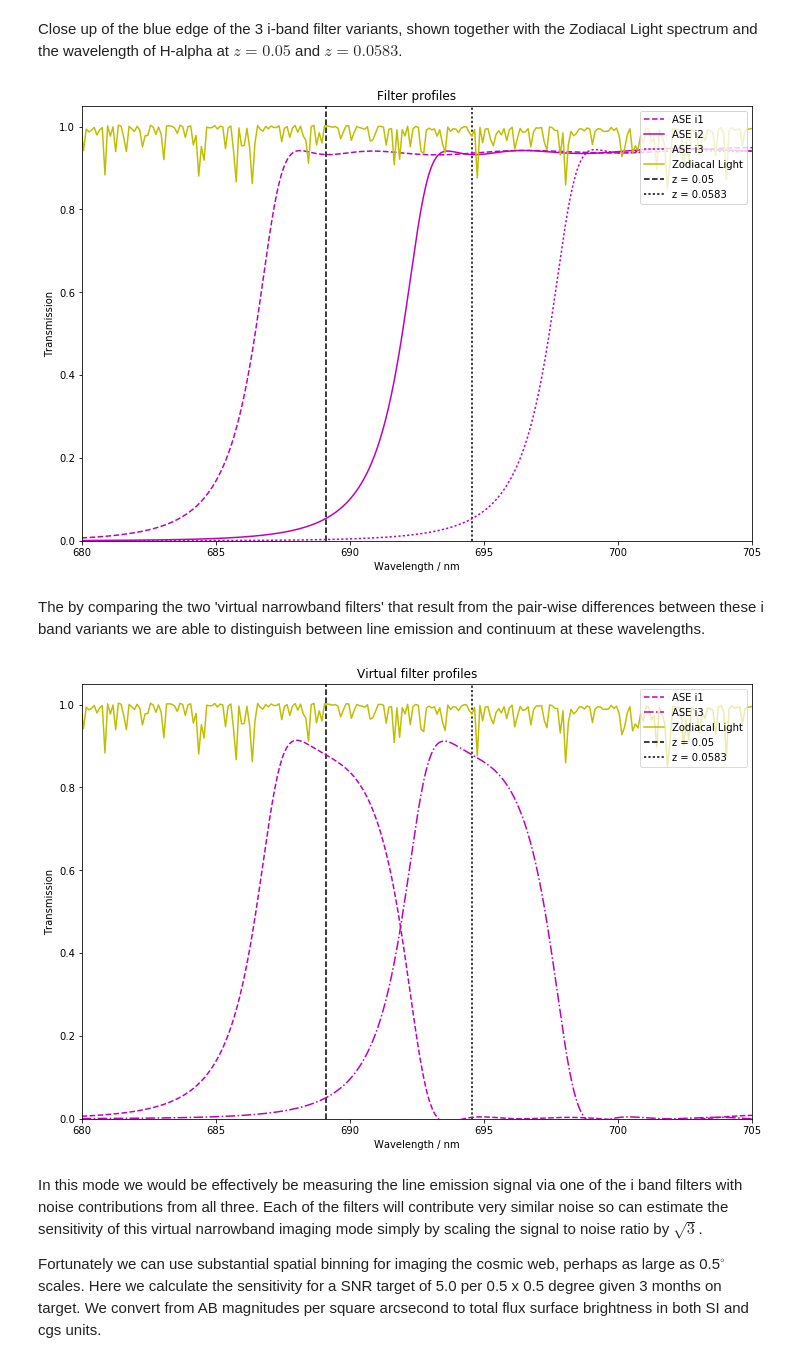
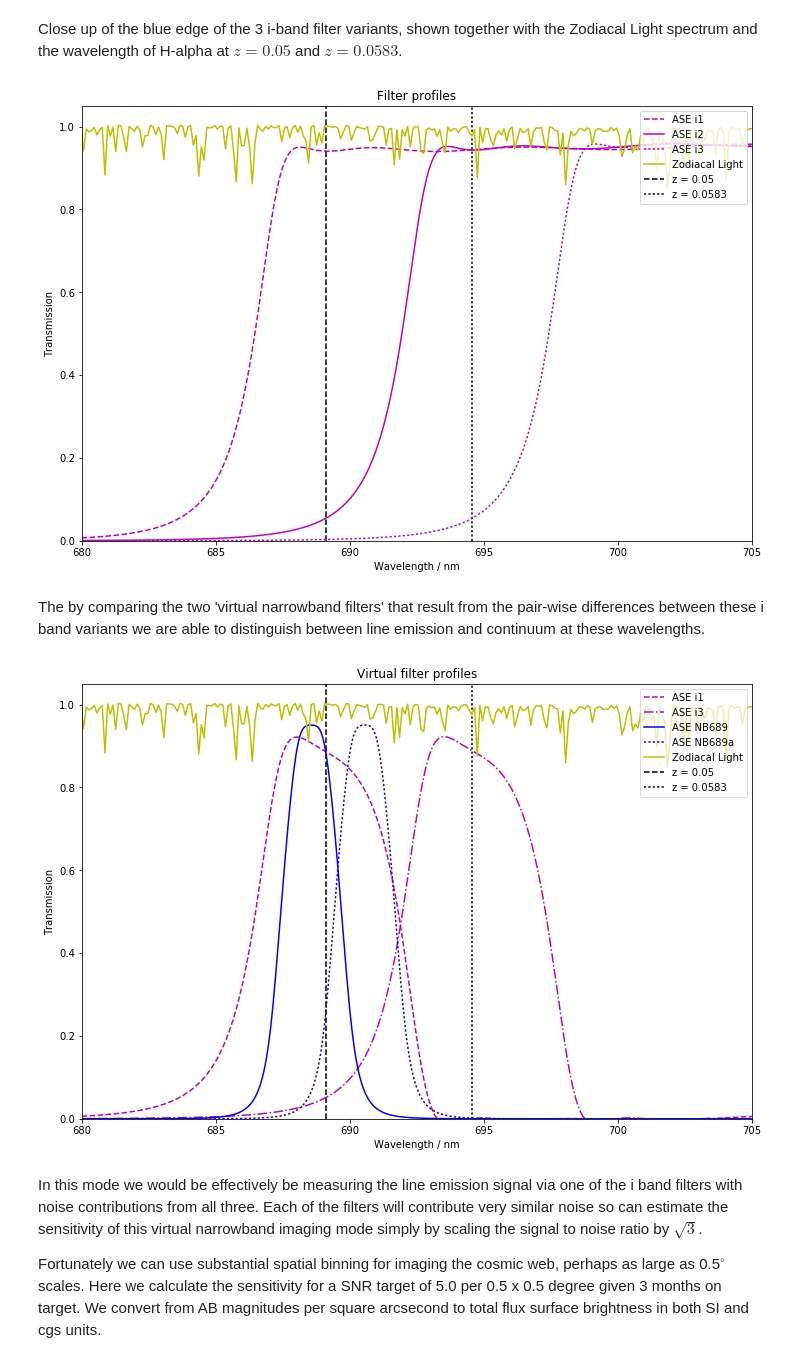
Before and after one commit to AstroHuntsman/gunagala, a Jupyter notebook: examples/Australian Space Eye 2017.ipynb, the cells around one changed output. Cells and saved outputs as stored; diff of their text form; code cells hidden in the pictures.

```diff
--- a/examples/Australian Space Eye 2017.ipynb
+++ b/examples/Australian Space Eye 2017.ipynb
@@ -31,9 +25,8 @@ imagers = imager.create_imagers()
 
 huntsman = imagers['canon_sbig']  # A 5 lens array
 
-ase_90mm = imagers['ase_90mm']  # 6U with 1x 90 mm telescope
-ase_90mmx3 = imagers['ase_90mmx3']  # 12U with 3x 90 mm telescope
-ase_160mm = imagers['ase_160mm']  # 12U with 1x 160 mm telescope
+ase_2016 = imagers['ase_2016']  # 6U with 1x 90 mm telescope & overlapping broadband filters
+ase_2017 = imagers['ase_2017']  # 6U with 1x 90 mm telescope & broad and narrowband filters
 
 waves_h = huntsman.wavelengths
-waves_a = ase_90mm.wavelengths
+waves_a = ase_2016.wavelengths
@@ -397,11 +282,12 @@ $694.54112 \; \mathrm{nm}$
 # %% [markdown]
 Close up of the blue edge of the 3 i-band filter variants, shown together with the Zodiacal Light spectrum and the wavelength of H-alpha at $z=0.05$ and $z=0.0583$.
 # %%
-plt.plot(waves_a, ase_90mm.filters['ase_i1'].transmission(waves_a), 'm--', label='ASE i1')
-plt.plot(waves_a, ase_90mm.filters['ase_i2'].transmission(waves_a), 'm-', label='ASE i2')
-plt.plot(waves_a, ase_90mm.filters['ase_i3'].transmission(waves_a), 'm:', label='ASE i3')
+plt.plot(waves_a, ase_2016.filters['ase_i1'].transmission(waves_a), 'm--', label='ASE i1')
+plt.plot(waves_a, ase_2016.filters['ase_i2'].transmission(waves_a), 'm-', label='ASE i2')
+plt.plot(waves_a, ase_2016.filters['ase_i3'].transmission(waves_a), 'm:', label='ASE i3')
 
-plt.plot(ase_90mm.sky.waves.to(u.nm), 1.01 *ase_90mm.sky.photon_sfd/ase_90mm.sky.photon_sfd.max(), 'y-', label='Zodiacal Light')
+plt.plot(ase_2017.sky.waves.to(u.nm), 1.01 * ase_2017.sky.photon_sfd/ase_2017.sky.photon_sfd.max(),
+         'y-', label='Zodiacal Light')
 
 plt.vlines(Ha.value * (1 + 0.05), 0, 1.05, linestyles='dashed', label='z = 0.05')
 plt.vlines(Ha.value * (1 + 0.0583), 0, 1.05, linestyles='dotted', label='z = 0.0583')
@@ -414,31 +300,34 @@ plt.xlim(680, 705)
 plt.ylim(0, 1.05)
 plt.gcf().set_size_inches(12,8)
 # %% [output]
-[figure, old version]
+[figure, new version]
 # %% [markdown]
 The by comparing the two 'virtual narrowband filters' that result from the pair-wise differences between these i band variants we are able to distinguish between line emission and continuum at these wavelengths.
 # %%
 plt.plot(waves_a,
-         ase_90mm.filters['ase_i1'].transmission(waves_a) - ase_90mm.filters['ase_i2'].transmission(waves_a),
+         ase_2016.filters['ase_i1'].transmission(waves_a) - ase_2016.filters['ase_i2'].transmission(waves_a),
          'm--', label='ASE i1')
 plt.plot(waves_a,
-         ase_90mm.filters['ase_i2'].transmission(waves_a) - ase_90mm.filters['ase_i3'].transmission(waves_a),
+         ase_2016.filters['ase_i2'].transmission(waves_a) - ase_2016.filters['ase_i3'].transmission(waves_a),
          'm-.', label='ASE i3')
 
-plt.plot(ase_90mm.sky.waves.to(u.nm), 1.01 *ase_90mm.sky.photon_sfd/ase_90mm.sky.photon_sfd.max(), 'y-', label='Zodiacal Light')
+plt.plot(waves_a, ase_2017.filters['ase_nb689'].transmission(waves_a), 'b-', label='ASE NB689')
+plt.plot(waves_a, ase_2017.filters['ase_nb691'].transmission(waves_a), 'b:', label='ASE NB689a')
+
+plt.plot(ase_2016.sky.waves.to(u.nm), 1.01 *ase_2016.sky.photon_sfd/ase_2016.sky.photon_sfd.max(), 'y-', label='Zodiacal Light')
 
 plt.vlines(Ha.value * (1 + 0.05), 0, 1.05, linestyles='dashed', label='z = 0.05')
 plt.vlines(Ha.value * (1 + 0.0583), 0, 1.05, linestyles='dotted', label='z = 0.0583')
 
 plt.legend(loc='upper right', fancybox=True, framealpha=0.7)
 plt.xlabel('Wavelength / nm')
 plt.ylabel('Transmission')
 plt.title('Virtual filter profiles')
 plt.xlim(680, 705)
 plt.ylim(0, 1.05)
 plt.gcf().set_size_inches(12,8)
 # %% [output]
-[figure, old version]
+[figure, new version]
 # %% [markdown]
 In this mode we would be effectively be measuring the line emission signal via one of the i band filters with noise contributions from all three. Each of the filters will contribute very similar noise so can estimate the sensitivity of this virtual narrowband imaging mode simply by scaling the signal to noise ratio by $\sqrt3$.
 
```
Also changed, not shown: parts of 42 cells of this notebook, 5 other files.
